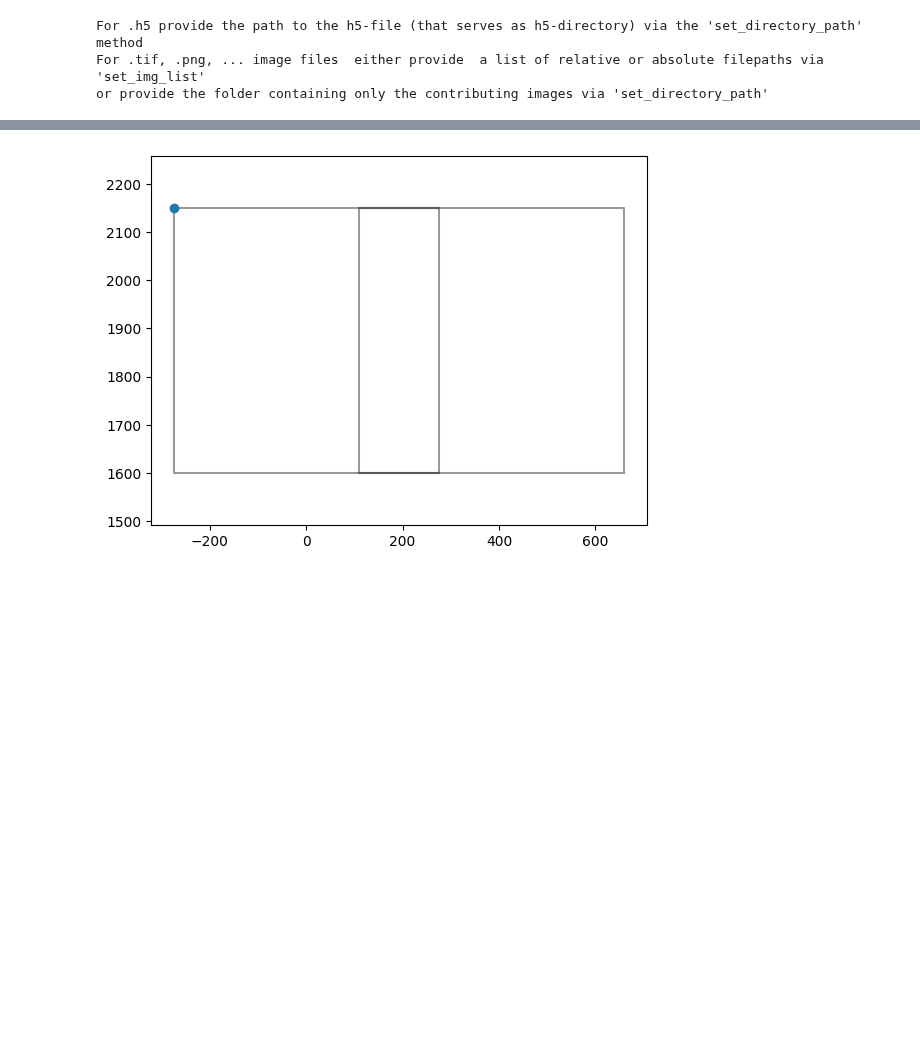
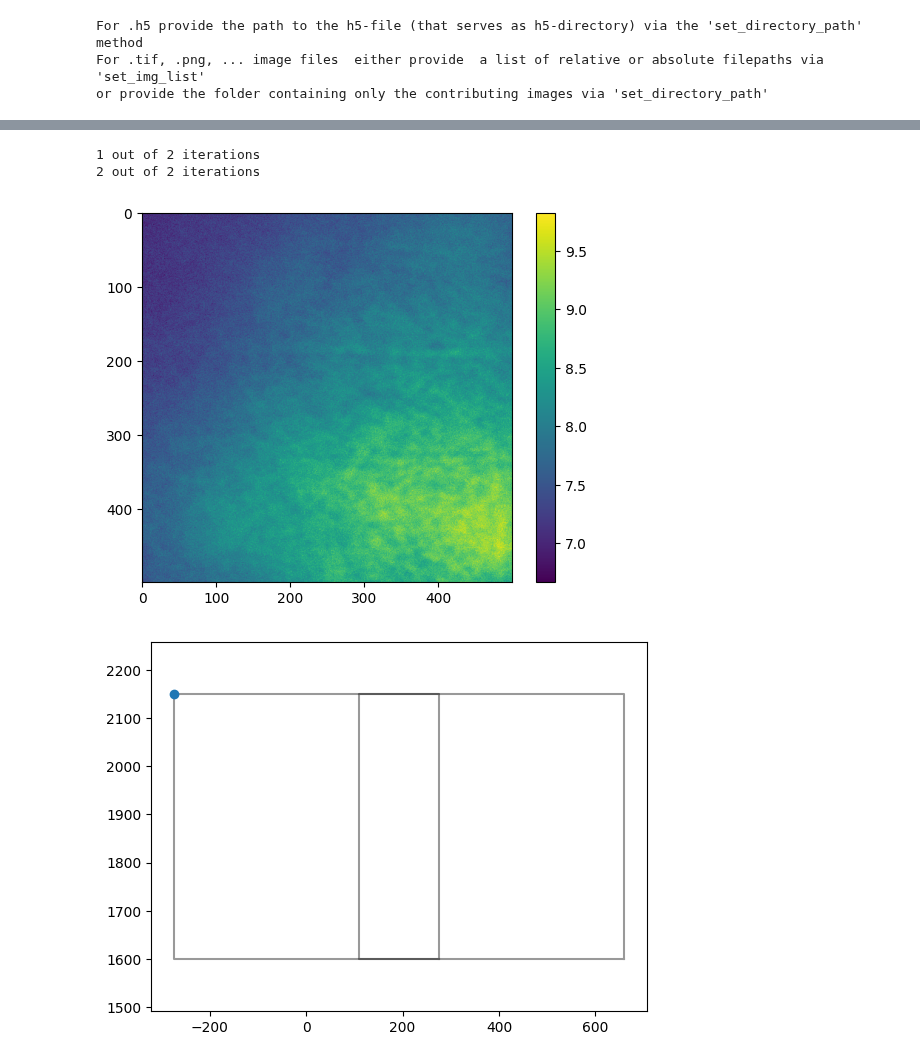
Before and after one commit to kernke/microscopy_data_analysis, a Jupyter notebook: examples/2D_examples/stitching_large_data.ipynb, the cells around one changed output, grey strips where cells are left out. Saved outputs shown, nothing was run; the diff lists cells and outputs as text; code cells hidden in the pictures; blank space fills up the shorter version.

Commit message:
included flat field correction into example

```diff
--- a/examples/2D_examples/stitching_large_data.ipynb
+++ b/examples/2D_examples/stitching_large_data.ipynb
@@ -99,0 +100,15 @@ plt.show()
+# %%
+# Instead of clipping, let's assume all images were taken with the same camera.
+# Then, all images might show the same inhomogeneities in illumination for example.
+# Therefore, we want to extract an image representing just these inhomogeneities
+# and normalize (divide) the data with it.
+flat_field=stack.flat_field_generation(subdiv=2)
+# The number of subdivisions determine how much of the data is loaded into RAM
+# simultaneously (subdiv=2 corresponds to half of it).
+plt.imshow(flat_field)
+plt.colorbar()
+plt.show()
+# %% [output]
+1 out of 2 iterations
+2 out of 2 iterations
+[figure, added]
```
Also changed, not shown: parts of 17 cells of this notebook, 1 other file.
